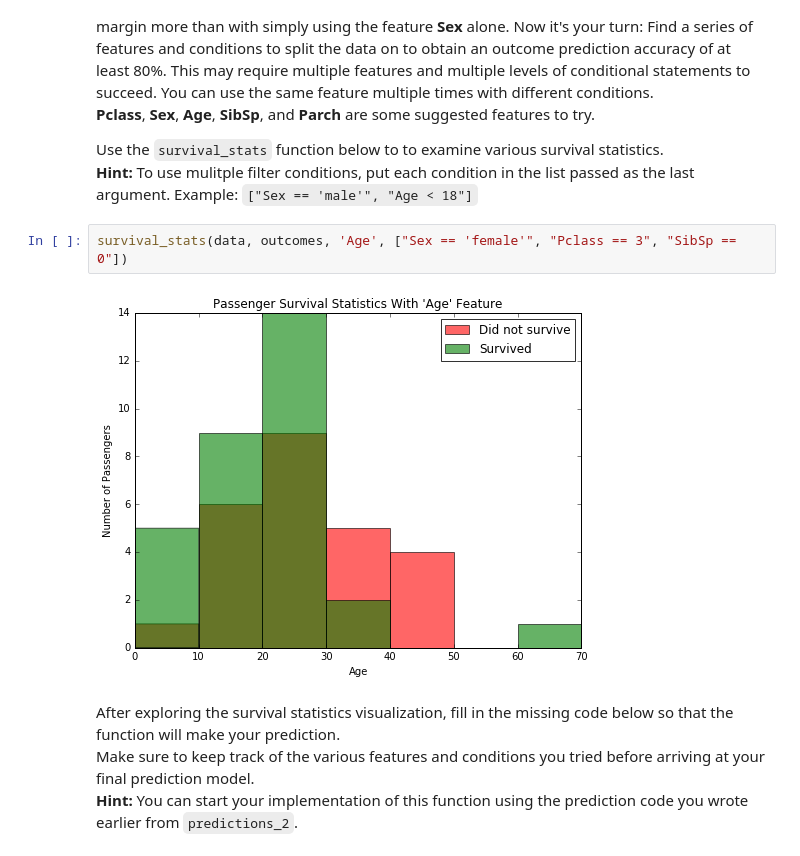
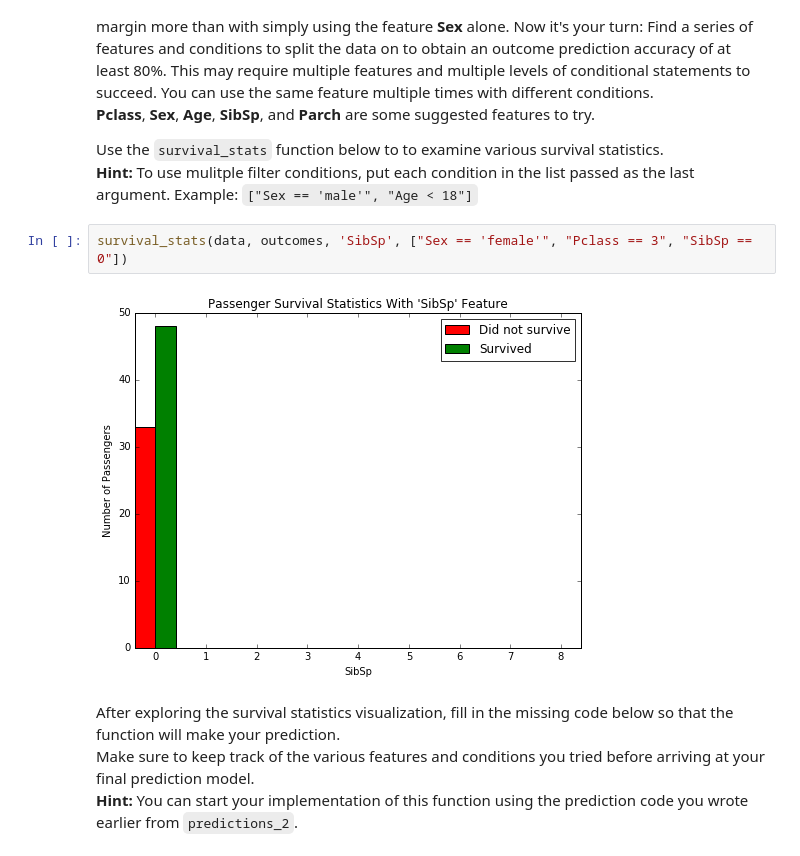
Before and after one commit to diegoalejogm/udacity-ml-nanodegree, a Jupyter notebook: projects/titanic_survival_exploration/titanic_survival_exploration.ipynb, the cells around one changed output. Saved outputs shown, nothing was run; the diff lists cells and outputs as text.

Commit message:
Fixed project 0: Titatinc Survival Exploration, for resubmission.

```diff
--- a/projects/titanic_survival_exploration/titanic_survival_exploration.ipynb
+++ b/projects/titanic_survival_exploration/titanic_survival_exploration.ipynb
@@ -212,9 +212,9 @@ Adding the feature **Age** as a condition in conjunction with **Sex** improves t
 Use the `survival_stats` function below to to examine various survival statistics.
 **Hint:** To use mulitple filter conditions, put each condition in the list passed as the last argument. Example: `["Sex == 'male'", "Age < 18"]`
 # %%
-survival_stats(data, outcomes, 'Age', ["Sex == 'female'", "Pclass == 3", "SibSp == 0"])
+survival_stats(data, outcomes, 'SibSp', ["Sex == 'female'", "Pclass == 3", "SibSp == 0"])
 # %% [output]
-[figure, old version]
+[figure, new version]
 # %% [markdown]
 After exploring the survival statistics visualization, fill in the missing code below so that the function will make your prediction.
 Make sure to keep track of the various features and conditions you tried before arriving at your final prediction model.
```
Also changed, not shown: parts of 2 cells of this notebook, 1 other file.
